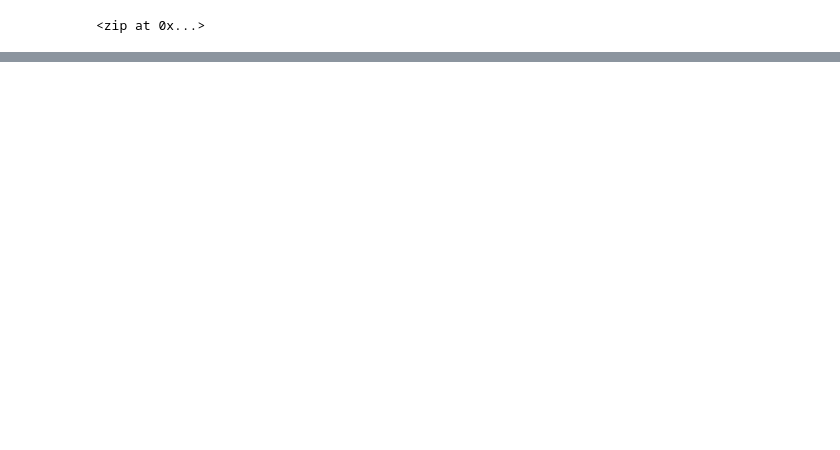
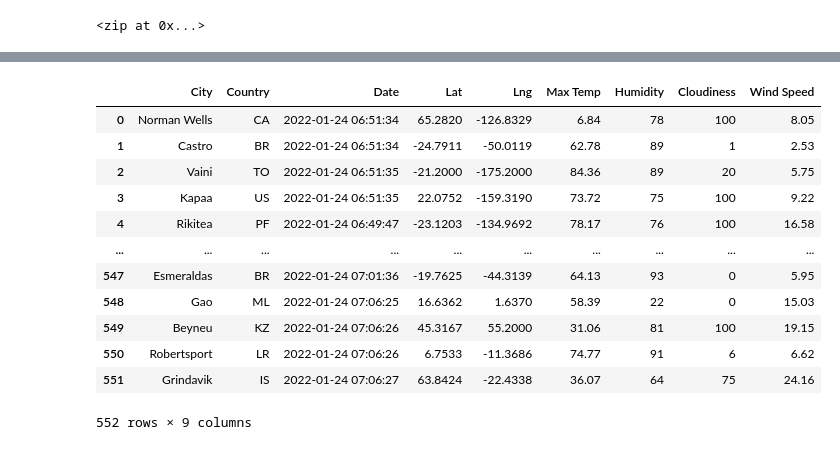
Before and after one commit to nedflowers/World_Weather_Analysis, a Jupyter notebook: WeatherPy.ipynb, the cells around one changed output, grey strips where cells are left out. Saved outputs shown, nothing was run; the diff lists cells and outputs as text; code cells hidden in the pictures; blank space fills up the shorter version.

Commit message:
created csv file for city weather with API key

```diff
--- a/WeatherPy.ipynb
+++ b/WeatherPy.ipynb
@@ -35,0 +44,3 @@ len(cities)
+# %%
+# Starting URL for Weather Map API Call.
+url = "http://api.openweathermap.org/data/2.5/weather?units=Imperial&APPID=" + weather_api_key
@@ -35,0 +131,4 @@ len(cities)
+# %%
+# Convert the array of dictionaries to a Pandas DataFrame.
+city_data_df = pd.DataFrame(city_data)
+city_data_df.head(10)
@@ -35,0 +147,19 @@ len(cities)
+# %%
+# Rearrangle columns
+new_column_order = ["City", "Country", "Date", "Lat", "Lng", "Max Temp", "Humidity", "Cloudiness","Wind Speed"]
+city_data_df = city_data_df[new_column_order]
+city_data_df
+# %% [output]
+|  | City | Country | Date | Lat | Lng | Max Temp | Humidity | Cloudiness | Wind Speed |
+| 0 | Norman Wells | CA | 2022-01-24 06:51:34 | 65.2820 | -126.8329 | 6.84 | 78 | 100 | 8.05 |
+| 1 | Castro | BR | 2022-01-24 06:51:34 | -24.7911 | -50.0119 | 62.78 | 89 | 1 | 2.53 |
+| 2 | Vaini | TO | 2022-01-24 06:51:35 | -21.2000 | -175.2000 | 84.36 | 89 | 20 | 5.75 |
+| 3 | Kapaa | US | 2022-01-24 06:51:35 | 22.0752 | -159.3190 | 73.72 | 75 | 100 | 9.22 |
+| 4 | Rikitea | PF | 2022-01-24 06:49:47 | -23.1203 | -134.9692 | 78.17 | 76 | 100 | 16.58 |
+| ... | ... | ... | ... | ... | ... | ... | ... | ... | ... |
+| 547 | Esmeraldas | BR | 2022-01-24 07:01:36 | -19.7625 | -44.3139 | 64.13 | 93 | 0 | 5.95 |
+| 548 | Gao | ML | 2022-01-24 07:06:25 | 16.6362 | 1.6370 | 58.39 | 22 | 0 | 15.03 |
+| 549 | Beyneu | KZ | 2022-01-24 07:06:26 | 45.3167 | 55.2000 | 31.06 | 81 | 100 | 19.15 |
+| 550 | Robertsport | LR | 2022-01-24 07:06:26 | 6.7533 | -11.3686 | 74.77 | 91 | 6 | 6.62 |
+| 551 | Grindavik | IS | 2022-01-24 07:06:27 | 63.8424 | -22.4338 | 36.07 | 64 | 75 | 24.16 |
+552 rows × 9 columns
```
Also changed, not shown: parts of 8 cells of this notebook, 5 other files.
